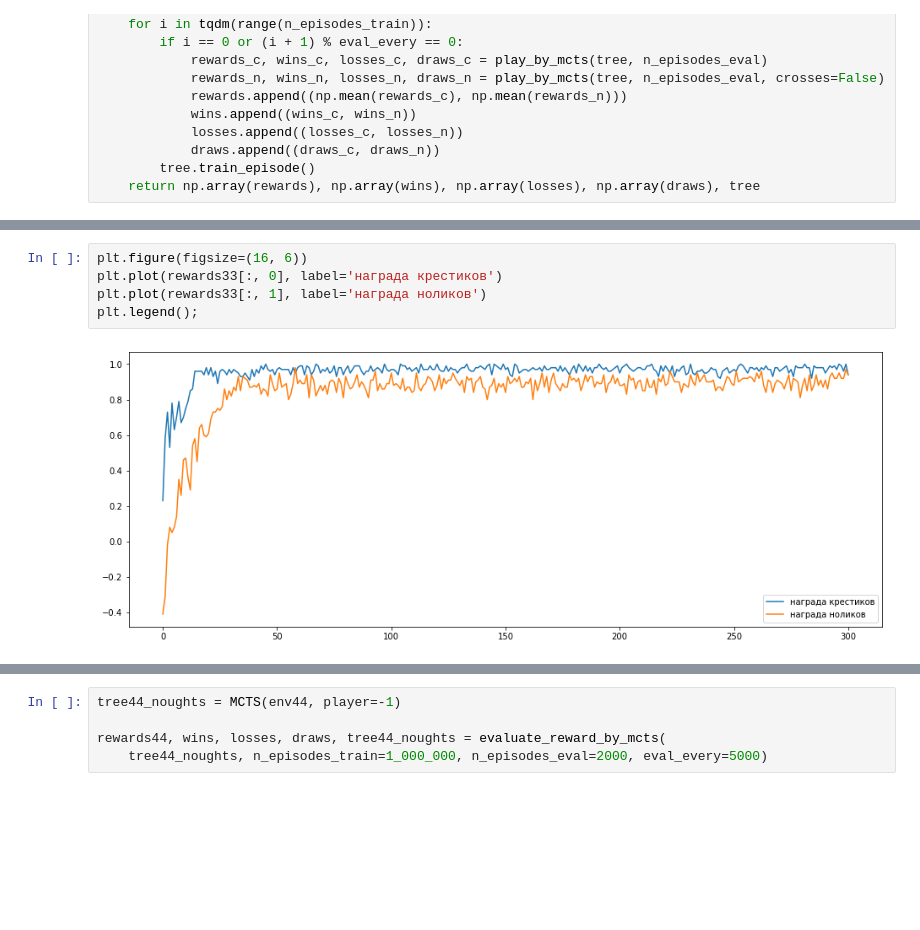
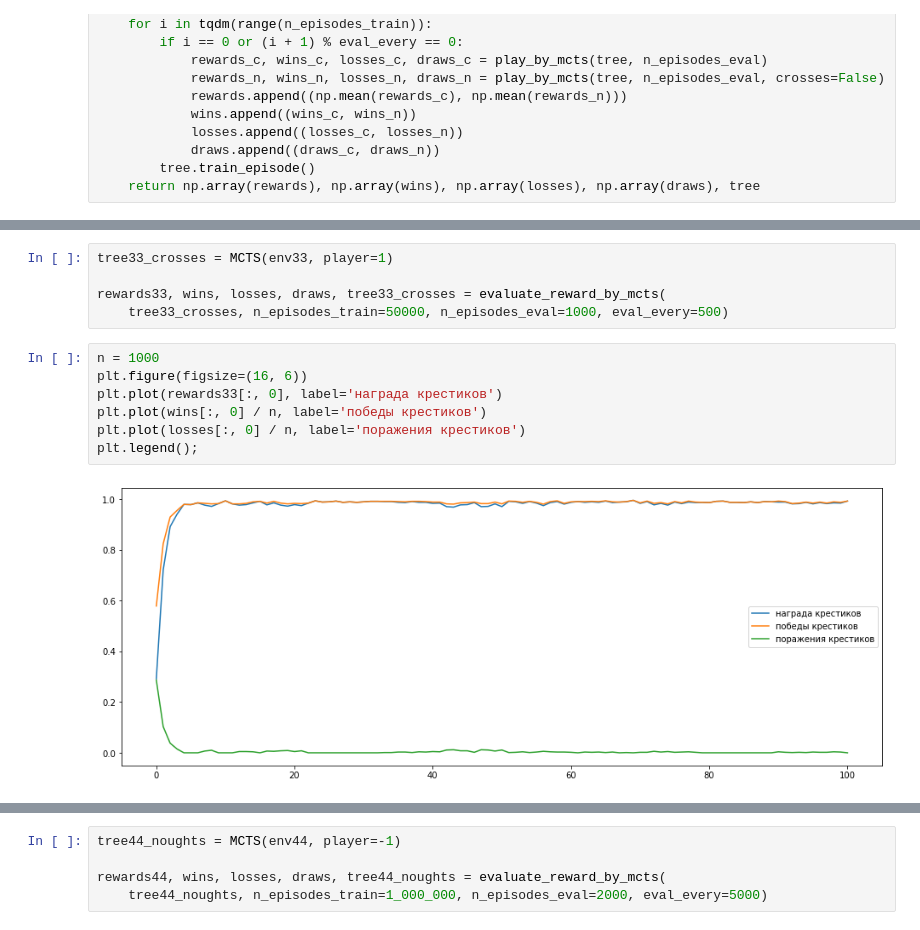
Before and after one commit to x-sile/MADE_RL, a Jupyter notebook: hw2/TicTacToe.ipynb, the cells around one changed output, grey strips where cells are left out. Drawn from its saved outputs; the diff is of its cells as text; blank space fills up the shorter version.

```diff
--- a/hw2/TicTacToe.ipynb
+++ b/hw2/TicTacToe.ipynb
@@ -952,7 +962,14 @@ rewards33, wins, losses, draws, tree33 = evaluate_reward_by_mcts(tree33)
+# %%
+tree33_crosses = MCTS(env33, player=1)
+
+rewards33, wins, losses, draws, tree33_crosses = evaluate_reward_by_mcts(
+    tree33_crosses, n_episodes_train=50000, n_episodes_eval=1000, eval_every=500)
 # %%
+n = 1000
 plt.figure(figsize=(16, 6))
 plt.plot(rewards33[:, 0], label='награда крестиков')
-plt.plot(rewards33[:, 1], label='награда ноликов')
+plt.plot(wins[:, 0] / n, label='победы крестиков')
+plt.plot(losses[:, 0] / n, label='поражения крестиков')
 plt.legend();
 # %% [output]
-[figure, old version]
+[figure, new version]
```
Also changed, not shown: parts of 12 cells of this notebook.
